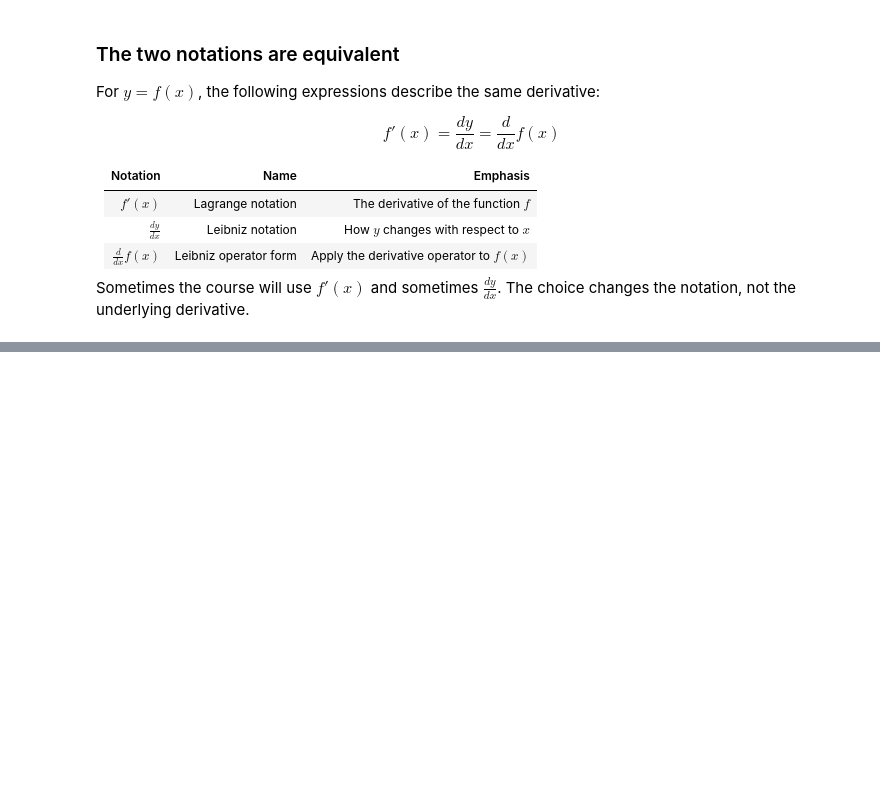
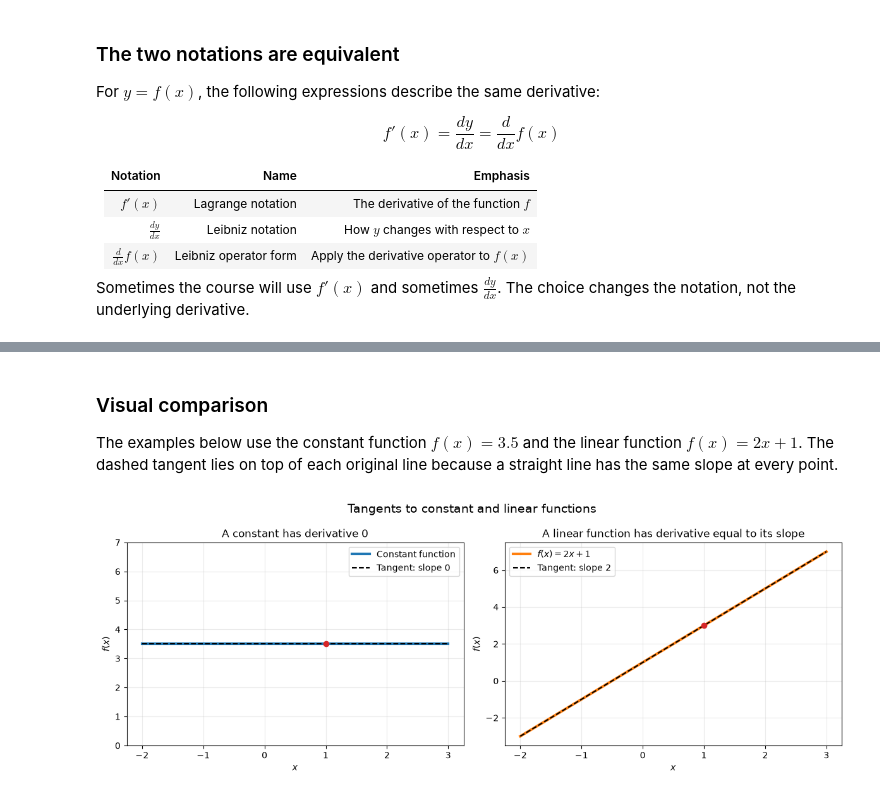
Before and after one commit to majorgilles/mathematics-for-machine-learning-and-data-science, a Jupyter notebook: weeks/c2_w1/01_derivatives_and_optimization.ipynb, the cells around one changed output, grey strips where cells are left out. Saved outputs shown, nothing was run; the diff lists cells and outputs as text; code cells hidden in the pictures; blank space fills up the shorter version.

```diff
--- a/weeks/c2_w1/01_derivatives_and_optimization.ipynb
+++ b/weeks/c2_w1/01_derivatives_and_optimization.ipynb
@@ -766,0 +867,44 @@ Sometimes the course will use $f'(x)$ and sometimes $\frac{dy}{dx}$. The choice
+# %% [markdown]
+### Visual comparison
+
+The examples below use the constant function $f(x)=3.5$ and the linear function $f(x)=2x+1$. The dashed tangent lies on top of each original line because a straight line has the same slope at every point.
+# %%
+line_inputs: np.ndarray = np.linspace(-2.0, 3.0, 200)
+constant_outputs: np.ndarray = np.full_like(line_inputs, 3.5)
+linear_outputs: np.ndarray = 2.0 * line_inputs + 1.0
+point_input: float = 1.0
+
+fig, axes = plt.subplots(1, 2, figsize=(12, 4.5))
+
+axes[0].plot(line_inputs, constant_outputs, color="tab:blue", linewidth=3,
+             label="Constant function")
+axes[0].plot(line_inputs, constant_outputs, color="black", linestyle="--",
+             label="Tangent: slope 0")
+axes[0].scatter([point_input], [3.5], color="tab:red", zorder=3)
+axes[0].set(
+    xlabel="$x$",
+    ylabel="$f(x)$",
+    title="A constant has derivative 0",
+    ylim=(0, 7),
+)
+axes[0].grid(alpha=0.25)
+axes[0].legend()
+
+axes[1].plot(line_inputs, linear_outputs, color="tab:orange", linewidth=3,
+             label="$f(x)=2x+1$")
+axes[1].plot(line_inputs, linear_outputs, color="black", linestyle="--",
+             label="Tangent: slope 2")
+axes[1].scatter([point_input], [3.0], color="tab:red", zorder=3)
+axes[1].set(
+    xlabel="$x$",
+    ylabel="$f(x)$",
+    title="A linear function has derivative equal to its slope",
+)
+axes[1].grid(alpha=0.25)
+axes[1].legend()
+
+fig.suptitle("Tangents to constant and linear functions", fontsize=14)
+fig.tight_layout()
+plt.show()
+# %% [output]
+[figure, added]
```
Also changed, not shown: parts of 10 cells of this notebook.
